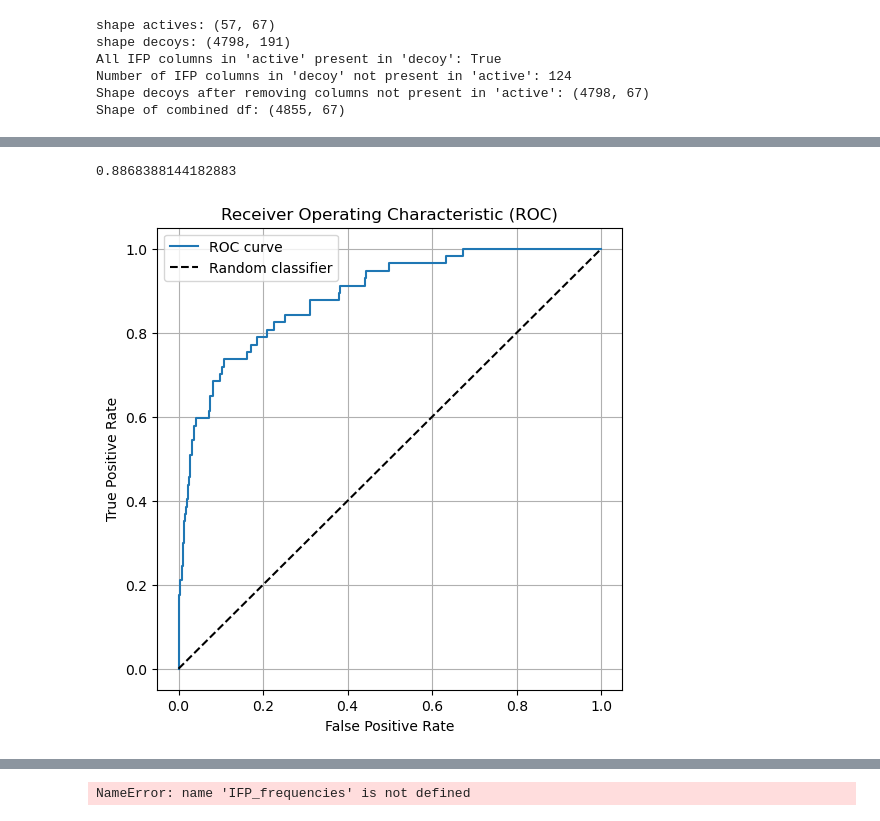
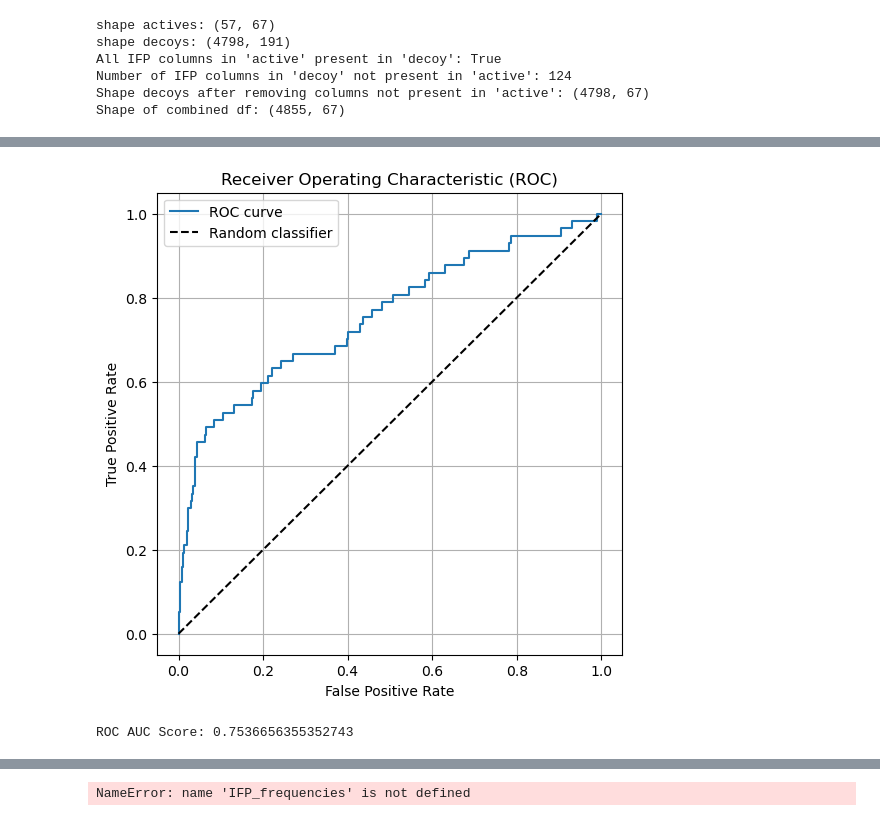
Before and after one commit to wesselporschen/montpellier-screen, a Jupyter notebook: prolif.ipynb, the cells around one changed output, grey strips where cells are left out. Saved outputs shown, nothing was run; the diff lists cells and outputs as text; code cells hidden in the pictures.

Commit message:
worked on logistic regression models, metrics, regularization

```diff
--- a/prolif.ipynb
+++ b/prolif.ipynb
@@ -246,22 +529,21 @@ coef_sd = coefs.std(axis=0)
 # %%
-roc_auc_score(Y_true, Y_pred)
+# Cross validated ROC AUC -> How well will the model perform on unseen ligands
+fpr, tpr, thresholds = roc_curve(ranking["active"], ranking["score"])
+
+plt.figure(figsize=(6, 6))
+plt.plot(fpr, tpr, label="ROC curve")
+plt.plot([0, 1], [0, 1], "k--", label="Random classifier")
+
+plt.xlabel("False Positive Rate")
+plt.ylabel("True Positive Rate")
+plt.title("Receiver Operating Characteristic (ROC)")
+plt.legend()
+plt.grid(True)
+
+plt.show()
+
+print(f"ROC AUC Score: {roc_auc_score(Y_true, Y_pred)}")
 # %% [output]
+[figure, added]
-0.8868388144182883
+ROC AUC Score: 0.7536656355352743
-# %%
-
-fpr, tpr, thresholds = roc_curve(Y_true, Y_pred)
-
-plt.figure(figsize=(6, 6))
-plt.plot(fpr, tpr, label="ROC curve")
-plt.plot([0, 1], [0, 1], "k--", label="Random classifier")
-
-plt.xlabel("False Positive Rate")
-plt.ylabel("True Positive Rate")
-plt.title("Receiver Operating Characteristic (ROC)")
-plt.legend()
-plt.grid(True)
-
-plt.show()
-# %% [output]
-[figure, removed]
 # %%
```
Also changed, not shown: parts of 13 cells of this notebook.
